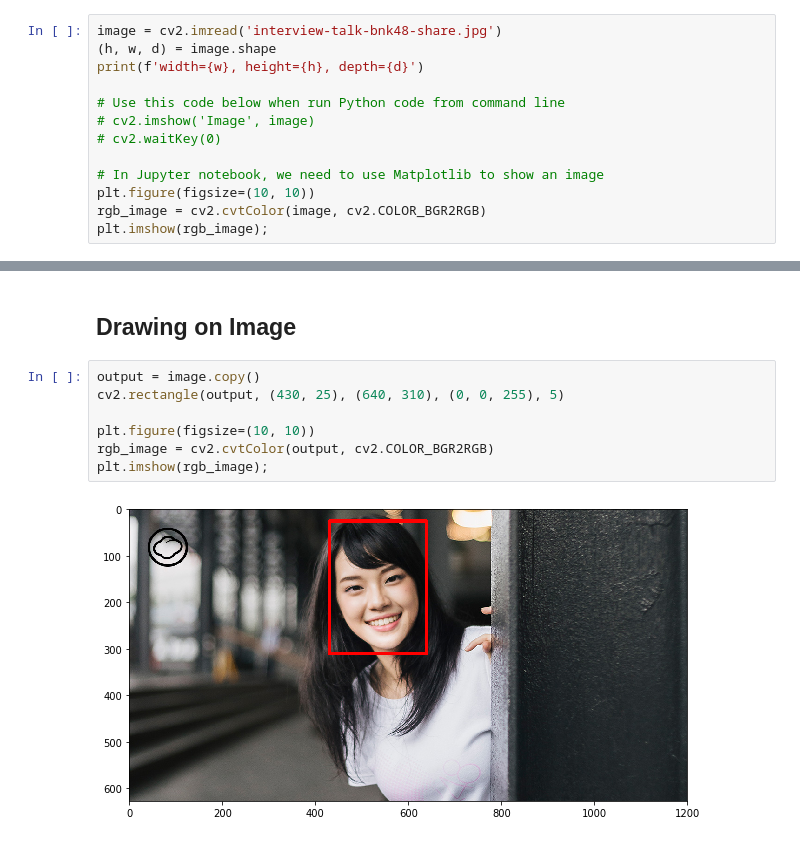
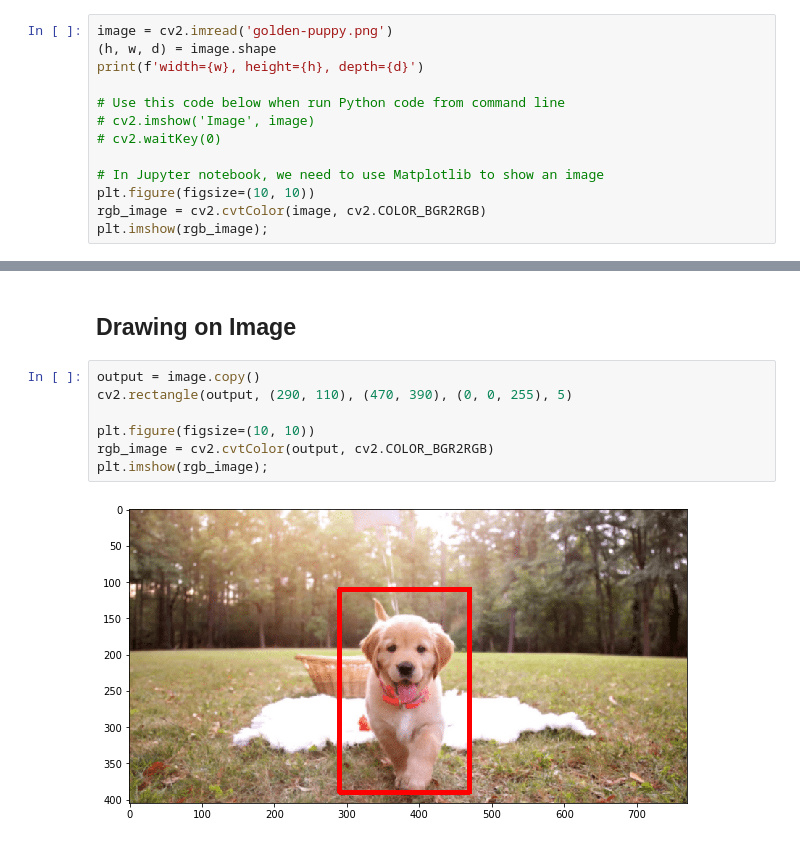
Before and after one commit to zkan/dl4cv, a Jupyter notebook: opencv/opencv.ipynb, the cells around one changed output, grey strips where cells are left out. Drawn from its saved outputs; the diff is of its cells as text.

```diff
--- a/opencv/opencv.ipynb
+++ b/opencv/opencv.ipynb
@@ -20,7 +18,7 @@ import matplotlib.pyplot as plt
 # %% [markdown]
 ## Loading and Showing Image
 # %%
-image = cv2.imread('interview-talk-bnk48-share.jpg')
+image = cv2.imread('golden-puppy.png')
 (h, w, d) = image.shape
 print(f'width={w}, height={h}, depth={d}')
 
@@ -104,12 +102,12 @@ plt.imshow(rgb_image);
 ## Drawing on Image
 # %%
 output = image.copy()
-cv2.rectangle(output, (430, 25), (640, 310), (0, 0, 255), 5)
+cv2.rectangle(output, (290, 110), (470, 390), (0, 0, 255), 5)
 
 plt.figure(figsize=(10, 10))
 rgb_image = cv2.cvtColor(output, cv2.COLOR_BGR2RGB)
 plt.imshow(rgb_image);
 # %% [output]
-[figure, old version]
+[figure, new version]
 # %%
 output = image.copy()
```
Also changed, not shown: parts of 12 cells of this notebook, 2 other files.
